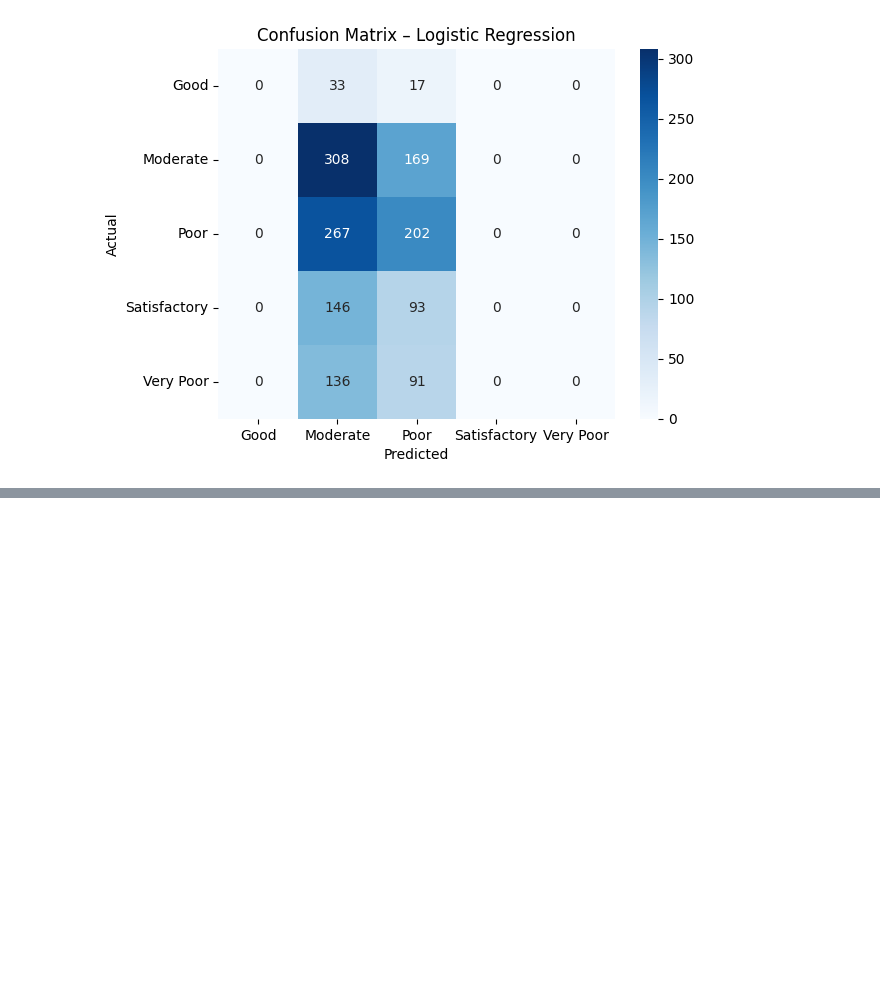
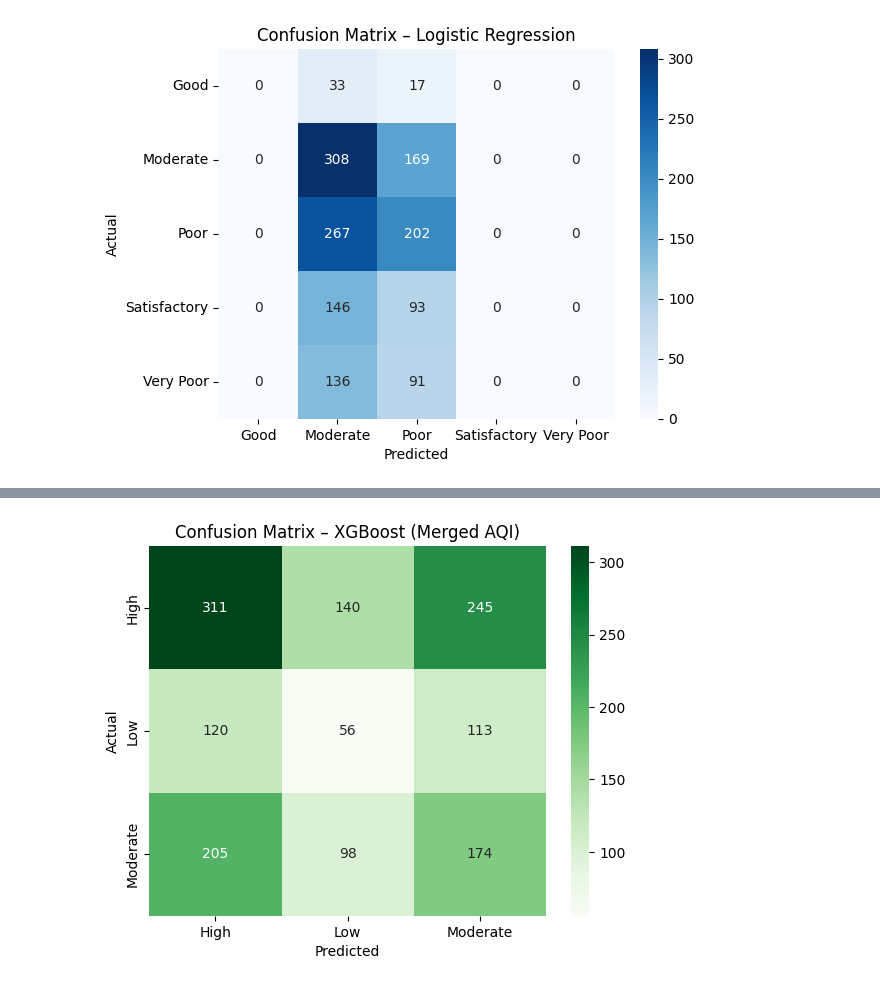
Before and after one commit to vansh070605/ClimaSense, a Jupyter notebook: Climate.ipynb, the cells around one changed output, grey strips where cells are left out. Cells and saved outputs as stored; diff of their text form; code cells hidden in the pictures; blank space fills up the shorter version.

```diff
--- a/Climate.ipynb
+++ b/Climate.ipynb
@@ -379,0 +735,23 @@ plt.show()
+# %%
+class_weights = compute_class_weight(
+    class_weight='balanced',
+    classes=np.unique(y_train),
+    y=y_train
+)
+
+class_weight_dict = dict(zip(np.unique(y_train), class_weights))
+
+sample_weights = np.array([class_weight_dict[label] for label in y_train])
+# %%
+xgb_clf = XGBClassifier(
+    n_estimators=500,
+    learning_rate=0.05,
+    max_depth=5,
+    subsample=0.9,
+    colsample_bytree=0.9,
+    objective='multi:softprob',
+    eval_metric='mlogloss',
+    random_state=42
+)
+
+xgb_clf.fit(X_train, y_train, sample_weight=sample_weights)
@@ -379,0 +771,6 @@ plt.show()
+# %%
+y_pred = xgb_clf.predict(X_test)
+
+print("Accuracy:", accuracy_score(y_test, y_pred))
+print("\nClassification Report:\n",
+      classification_report(y_test, y_pred, target_names=le.classes_))
@@ -379,0 +790,16 @@ plt.show()
+# %%
+cm = confusion_matrix(y_test, y_pred)
+
+sns.heatmap(
+    cm, annot=True, fmt='d',
+    xticklabels=le.classes_,
+    yticklabels=le.classes_,
+    cmap='Greens'
+)
+
+plt.xlabel("Predicted")
+plt.ylabel("Actual")
+plt.title("Confusion Matrix – XGBoost (Merged AQI)")
+plt.show()
+# %% [output]
+[figure, added]
```
Also changed, not shown: parts of 22 cells of this notebook.
